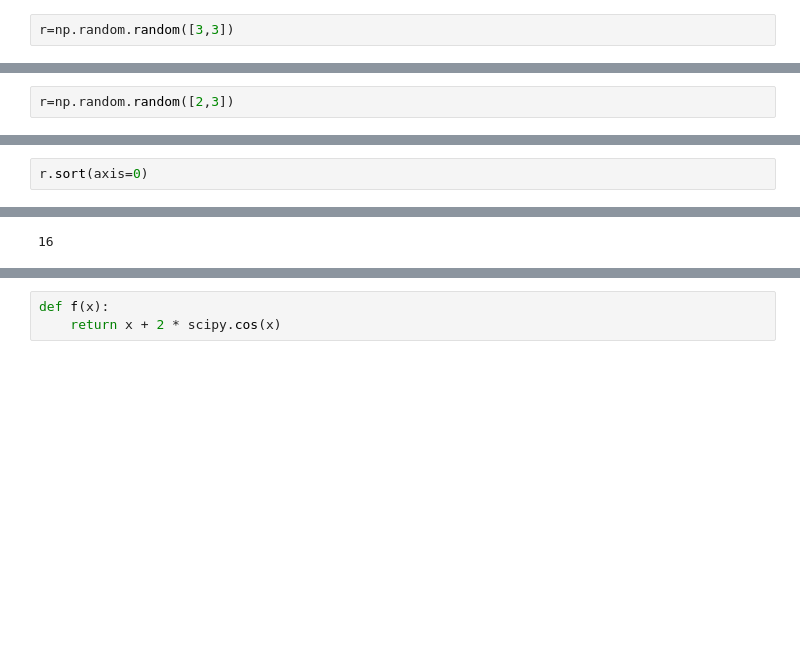
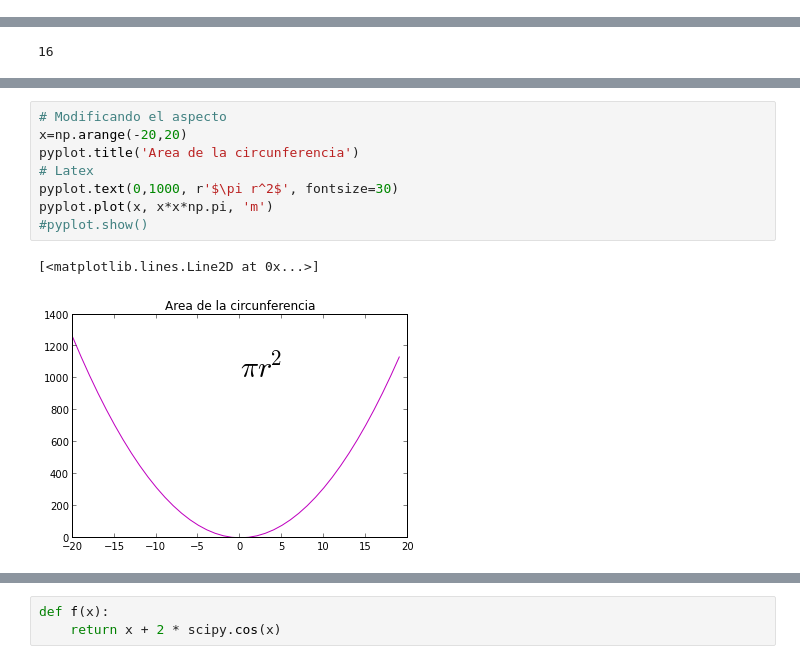
Before and after one commit to miltonlab/pyresearch, a Jupyter notebook: pyscience/TicCis2014.ipynb, the cells around one changed output, grey strips where cells are left out. Cells and saved outputs as stored; diff of their text form; blank space fills up the shorter version.

```diff
--- a/pyscience/TicCis2014.ipynb
+++ b/pyscience/TicCis2014.ipynb
@@ -60,2 +2,0 @@ array([[ 0.,  0.],
-# %%
-r=np.random.random([3,3])
@@ -245,2 +141,0 @@ a.sort(axis=0)
-# %%
-r=np.random.random([2,3])
@@ -252,2 +141,0 @@ array([[ 0.03863504,  0.06891276,  0.90703962],
-# %%
-r.sort(axis=0)
@@ -529,0 +304,11 @@ Encontrar las raíces de la ecuación no lineal: $$ x + 2 cos(x) = 0 $$
+# %%
+# Modificando el aspecto
+x=np.arange(-20,20)
+pyplot.title('Area de la circunferencia')
+# Latex
+pyplot.text(0,1000, r'$\pi r^2$', fontsize=30)
+pyplot.plot(x, x*x*np.pi, 'm')
+#pyplot.show()
+# %% [output]
+[<matplotlib.lines.Line2D at 0x...>]
+[figure, added]
```
Also changed, not shown: parts of 177 cells of this notebook, 1 other file.
